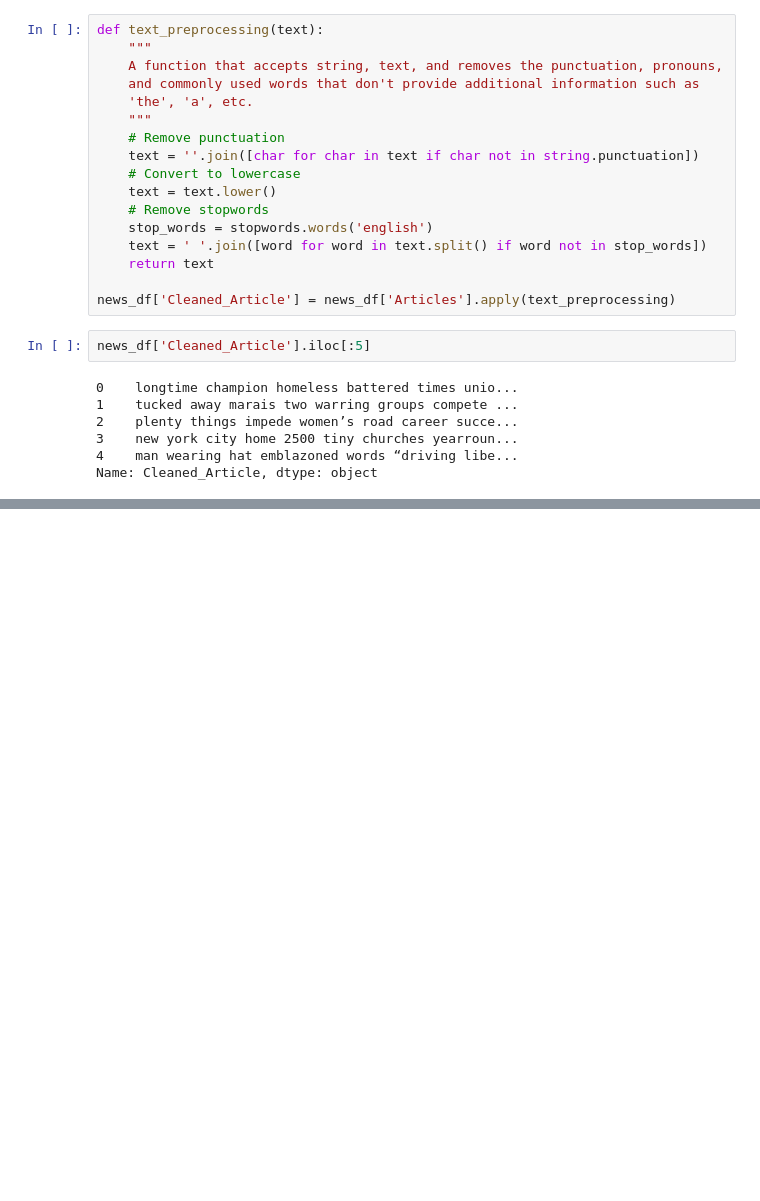
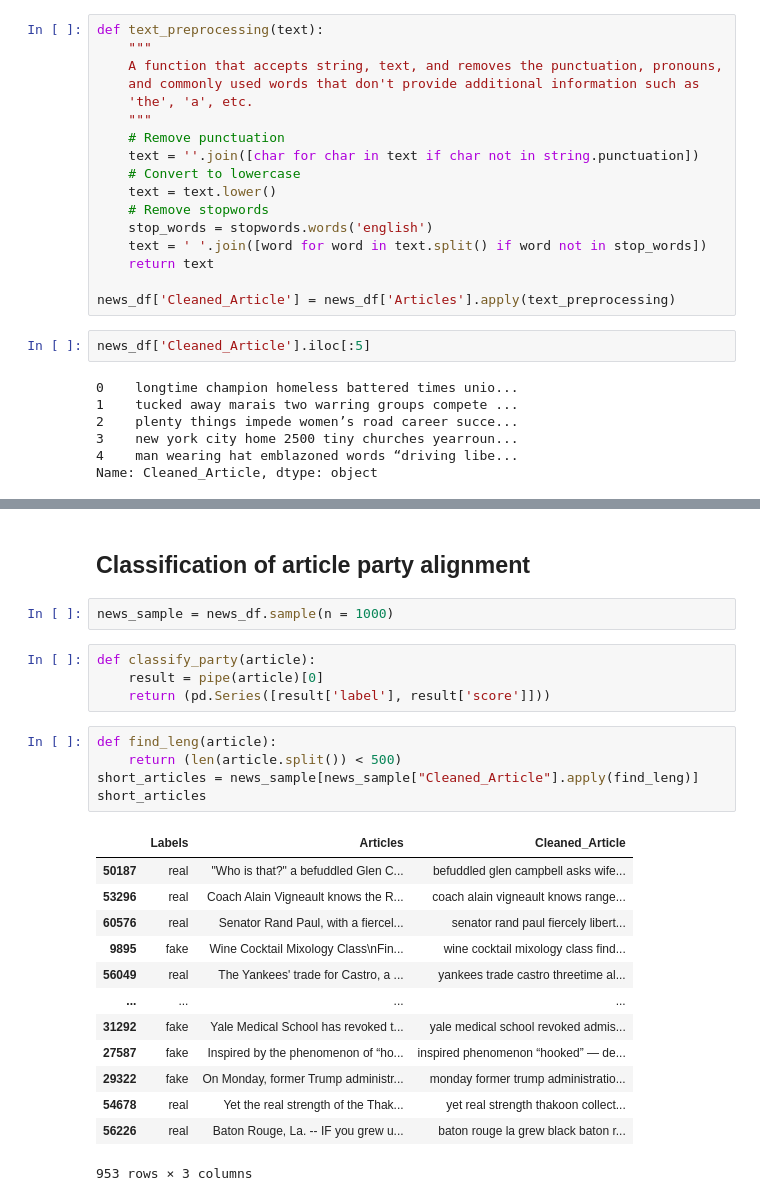
Before and after one commit to mekam790/ai4allc6g3, a Jupyter notebook: data_cleaning_ying.ipynb, the cells around one changed output, grey strips where cells are left out. Cells and saved outputs as stored; diff of their text form; blank space fills up the shorter version.

```diff
--- a/data_cleaning_ying.ipynb
+++ b/data_cleaning_ying.ipynb
@@ -124,0 +139,27 @@ Size of tfidf vocabulary is 0.09 of the overall vocabulary.
+# %% [markdown]
+## Classification of article party alignment
+# %%
+news_sample = news_df.sample(n = 1000)
+# %%
+def classify_party(article):
+    result = pipe(article)[0]
+    return (pd.Series([result['label'], result['score']]))
+# %%
+def find_leng(article):
+    return (len(article.split()) < 500)
+short_articles = news_sample[news_sample["Cleaned_Article"].apply(find_leng)]
+short_articles
+# %% [output]
+|  | Labels | Articles | Cleaned_Article |
+| 50187 | real | "Who is that?" a befuddled Glen C... | befuddled glen campbell asks wife... |
+| 53296 | real | Coach Alain Vigneault knows the R... | coach alain vigneault knows range... |
+| 60576 | real | Senator Rand Paul, with a fiercel... | senator rand paul fiercely libert... |
+| 9895 | fake | Wine Cocktail Mixology Class\nFin... | wine cocktail mixology class find... |
+| 56049 | real | The Yankees' trade for Castro, a ... | yankees trade castro threetime al... |
+| ... | ... | ... | ... |
+| 31292 | fake | Yale Medical School has revoked t... | yale medical school revoked admis... |
+| 27587 | fake | Inspired by the phenomenon of “ho... | inspired phenomenon “hooked” — de... |
+| 29322 | fake | On Monday, former Trump administr... | monday former trump administratio... |
+| 54678 | real | Yet the real strength of the Thak... | yet real strength thakoon collect... |
+| 56226 | real | Baton Rouge, La. -- IF you grew u... | baton rouge la grew black baton r... |
+953 rows × 3 columns
```
Also changed, not shown: parts of 11 cells of this notebook.
